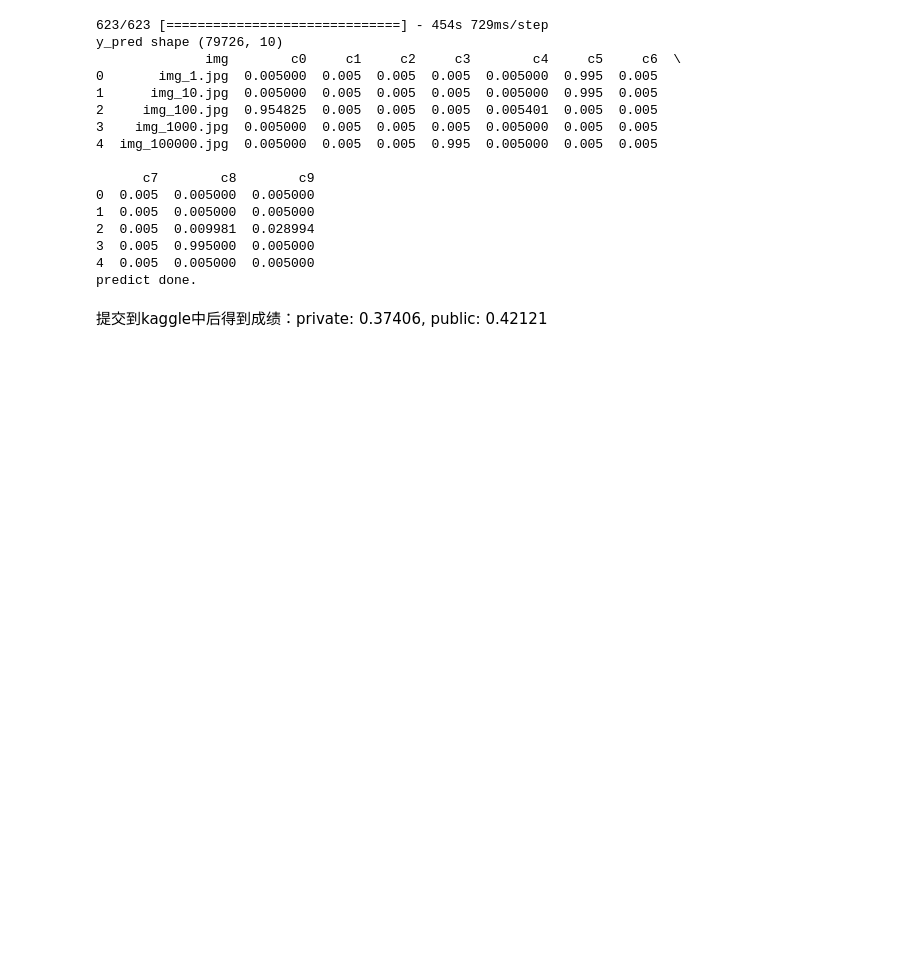
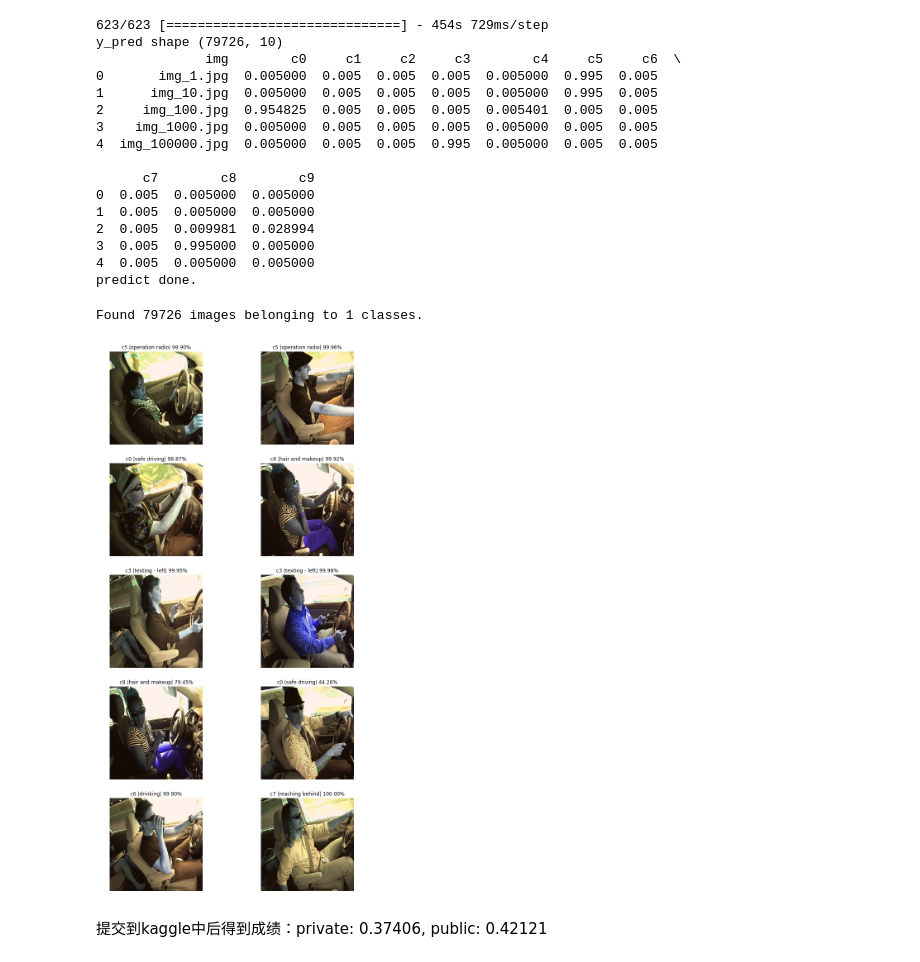
Before and after one commit to edwardpan/udacity_homework, a Jupyter notebook: machinelearning2/graduation_project/resnet50.ipynb, the cells around one changed output. Drawn from its saved outputs; the diff is of its cells as text; code cells hidden in the pictures; blank space fills up the shorter version.

```diff
--- a/machinelearning2/graduation_project/resnet50.ipynb
+++ b/machinelearning2/graduation_project/resnet50.ipynb
@@ -223,5 +223,12 @@ y_pred shape (79726, 10)
 3  0.005  0.995000  0.005000
 4  0.005  0.005000  0.005000
 predict done.
+# %%
+from pred_view import view_pred
+
+view_pred(pred_model, show_num=10, test_dir=test_dir, out_image_size=out_image_size, preprocess_input=preprocess_input)
+# %% [output]
+Found 79726 images belonging to 1 classes.
+[figure, added]
 # %% [markdown]
 提交到kaggle中后得到成绩：private:  0.37406, public: 0.42121
```
Also changed, not shown: 5 other files.
